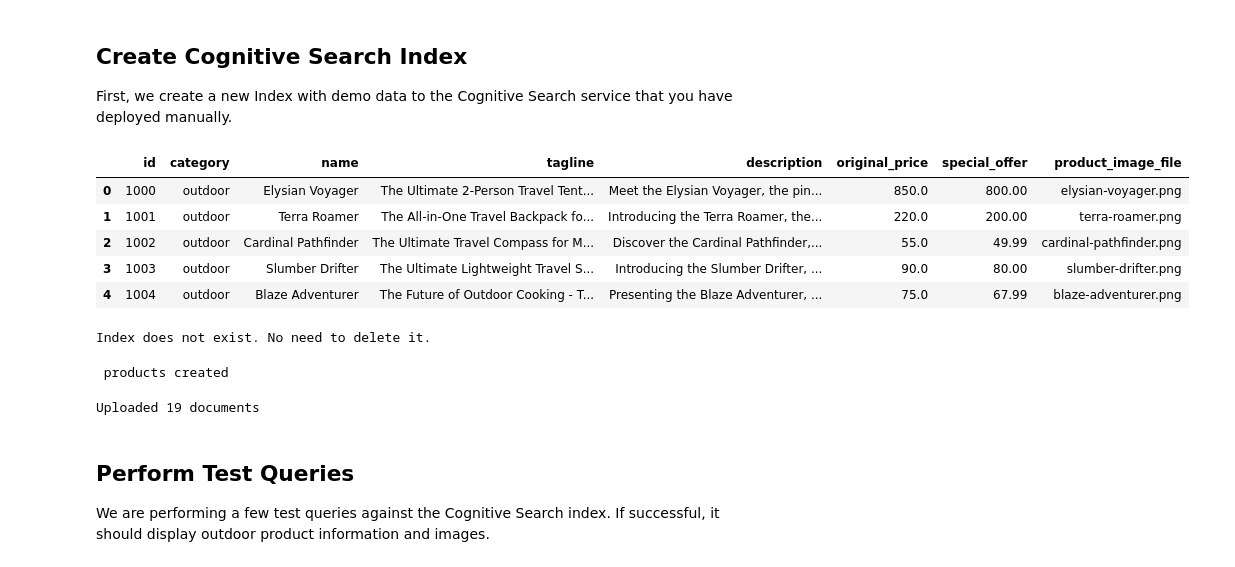
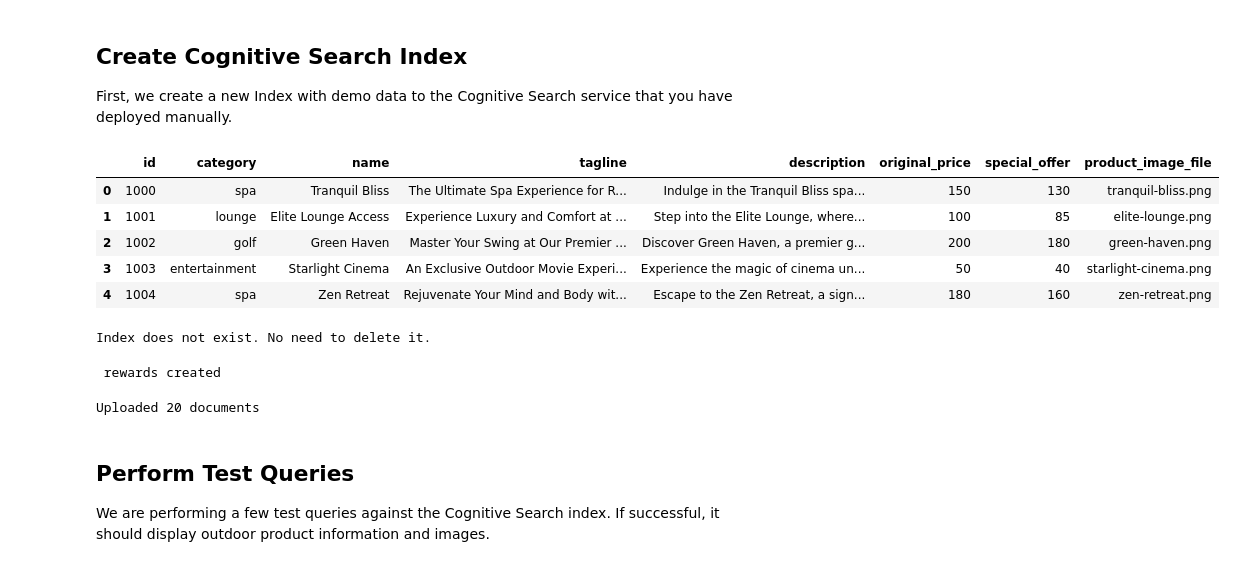
Before and after one commit to juliaangxy/gen-cv, a Jupyter notebook: avatar/interactive/create-index-and-database.ipynb, the cells around one changed output. Saved outputs shown, nothing was run; the diff lists cells and outputs as text; code cells hidden in the pictures.

```diff
--- a/avatar/interactive/create-index-and-database.ipynb
+++ b/avatar/interactive/create-index-and-database.ipynb
@@ -111,16 +115,18 @@ First, we create a new Index with demo data to the Cognitive Search service that
 # %%
 credential = AzureKeyCredential(key)
 
-df = pd.read_csv('data/products_cs_index.csv', dtype={'id': str})
+# df = pd.read_csv('data/products_cs_index.csv', dtype={'id': str})
+# display(df.head())
+df = pd.read_csv('data/rewards.csv', dtype={'id': str})
 display(df.head())
 input_data = df.to_dict(orient='records')
 # %% [output]
 |  | id | category | name | tagline | description | original_price | special_offer | product_image_file |
-| 0 | 1000 | outdoor | Elysian Voyager | The Ultimate 2-Person Travel Tent... | Meet the Elysian Voyager, the pin... | 850.0 | 800.00 | elysian-voyager.png |
-| 1 | 1001 | outdoor | Terra Roamer | The All-in-One Travel Backpack fo... | Introducing the Terra Roamer, the... | 220.0 | 200.00 | terra-roamer.png |
-| 2 | 1002 | outdoor | Cardinal Pathfinder | The Ultimate Travel Compass for M... | Discover the Cardinal Pathfinder,... | 55.0 | 49.99 | cardinal-pathfinder.png |
-| 3 | 1003 | outdoor | Slumber Drifter | The Ultimate Lightweight Travel S... | Introducing the Slumber Drifter, ... | 90.0 | 80.00 | slumber-drifter.png |
-| 4 | 1004 | outdoor | Blaze Adventurer | The Future of Outdoor Cooking - T... | Presenting the Blaze Adventurer, ... | 75.0 | 67.99 | blaze-adventurer.png |
+| 0 | 1000 | spa | Tranquil Bliss | The Ultimate Spa Experience for R... | Indulge in the Tranquil Bliss spa... | 150 | 130 | tranquil-bliss.png |
+| 1 | 1001 | lounge | Elite Lounge Access | Experience Luxury and Comfort at ... | Step into the Elite Lounge, where... | 100 | 85 | elite-lounge.png |
+| 2 | 1002 | golf | Green Haven | Master Your Swing at Our Premier ... | Discover Green Haven, a premier g... | 200 | 180 | green-haven.png |
+| 3 | 1003 | entertainment | Starlight Cinema | An Exclusive Outdoor Movie Experi... | Experience the magic of cinema un... | 50 | 40 | starlight-cinema.png |
+| 4 | 1004 | spa | Zen Retreat | Rejuvenate Your Mind and Body wit... | Escape to the Zen Retreat, a sign... | 180 | 160 | zen-retreat.png |
 # %%
 import openai
 import os
@@ -223,7 +229,7 @@ index = SearchIndex(name=index_name, fields=fields,
 result = index_client.create_or_update_index(index)
 print(f' {result.name} created')
 # %% [output]
- products created
+ rewards created
 # %%
 # Upload documents to the index
 with open("./data/product-catalog-vectors.json", 'r') as file:
@@ -232,7 +238,7 @@ search_client = SearchClient(endpoint=service_endpoint, index_name=index_name, c
 result = search_client.upload_documents(documents)
 print(f"Uploaded {len(documents)} documents")
 # %% [output]
-Uploaded 19 documents
+Uploaded 20 documents
 # %% [markdown]
 ## Perform Test Queries
 We are performing a few test queries against the Cognitive Search index. If successful, it should display outdoor product information and images.
```
Also changed, not shown: parts of 4 cells of this notebook, 22 other files.
